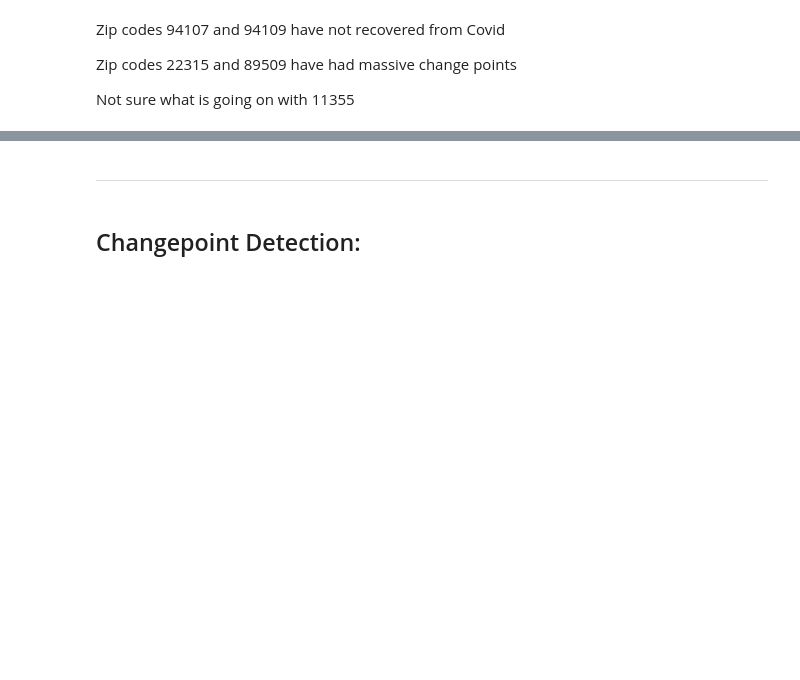
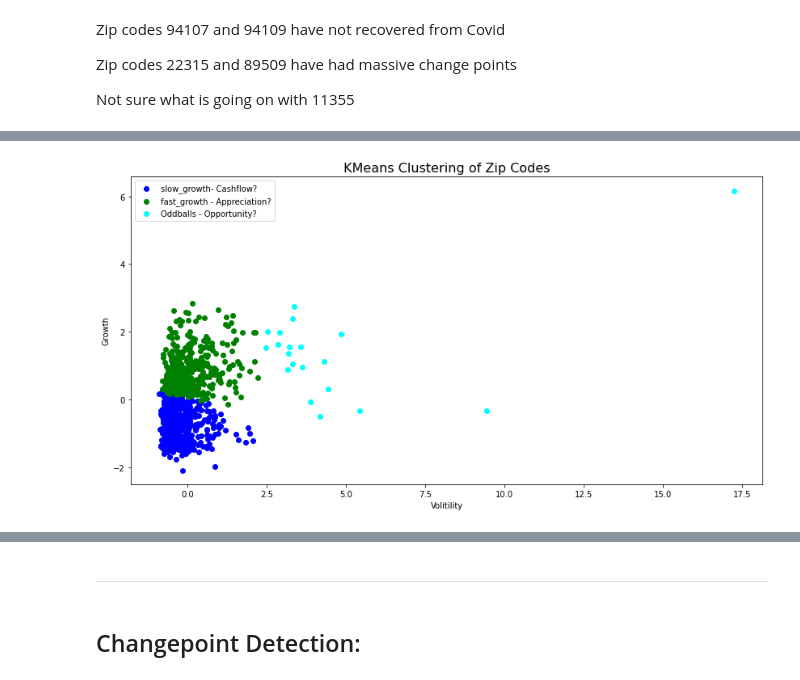
Before and after one commit to ichbinallen/zori_zori, a Jupyter notebook: notebooks/Zori_Rents.ipynb, the cells around one changed output, grey strips where cells are left out. Cells and saved outputs as stored; diff of their text form; code cells hidden in the pictures; blank space fills up the shorter version.

Commit message:
clustering

```diff
--- a/notebooks/Zori_Rents.ipynb
+++ b/notebooks/Zori_Rents.ipynb
@@ -445,3 +452,14 @@ Zip codes 94107 and 94109 have not recovered from Covid
 Zip codes 22315 and 89509 have had massive change points
 
 Not sure what is going on with 11355
+# %%
+# training k-means model
+from sklearn.cluster import KMeans
+
+kmeans = KMeans(n_clusters=3)
+kmeans.fit(lof_data[["std_growth", "std_sigma2"]])
+
+# predictions from kmeans
+pred = kmeans.predict(lof_data[["std_growth", "std_sigma2"]])
+lof_data["kmeans_cluster"] = pred
+lof_data
@@ -447,0 +482,18 @@ Not sure what is going on with 11355
+# %%
+# plotting results
+color = ["blue", "green", "cyan"]
+labs = [
+    "slow_growth- Cashflow?",
+    "fast_growth - Appreciation?",
+    "Oddballs - Opportunity?",
+]
+for k in range(0, 3):
+    data = lof_data[lof_data["kmeans_cluster"] == k]
+    plt.scatter(data["std_sigma2"], data["std_growth"], c=color[k], label=labs[k])
+plt.legend(loc="upper left")
+plt.xlabel("Volitility")
+plt.ylabel("Growth")
+plt.title("KMeans Clustering of Zip Codes", fontsize=16)
+plt.show()
+# %% [output]
+[figure, added]
```
Also changed, not shown: parts of 4 cells of this notebook.
